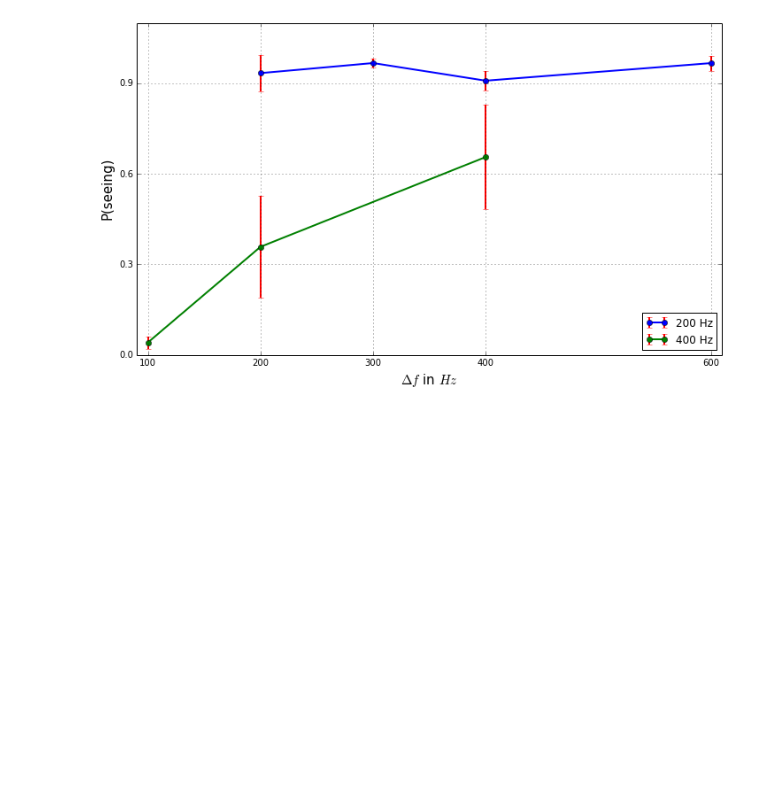
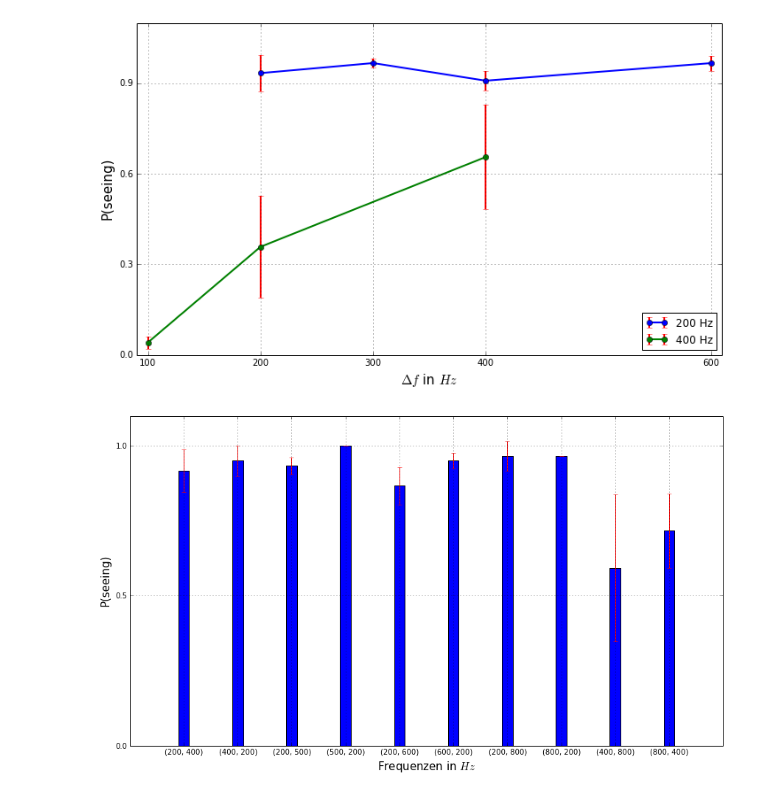
Before and after one commit to wachtlerlab/RWeiss, a Jupyter notebook: Auswertung_all_means.ipynb, the cells around one changed output. Cells and saved outputs as stored; diff of their text form; code cells hidden in the pictures; blank space fills up the shorter version.

Commit message:
figures added auswertung

```diff
--- a/Auswertung_all_means.ipynb
+++ b/Auswertung_all_means.ipynb
@@ -225,2 +226,20 @@ plt.tight_layout()
 # %% [output]
 [figure]
+# %%
+high = [(200,400), (400,200), (200,500), (500,200), (200,600), (600,200), (200,800), (800,200), (400,800), (800,400)]
+highvals = [d_all[i] for i in high]
+highids = [2,6,3,10,4,14,5,18,9,19]
+
+figure(figsize=(12,7))
+plt.bar(range(len(high)), [float(val[1])/val[0] for val in highvals], color='b', align='center', width=.2, yerr=[d_all_std[i] for i in highids], ecolor='r')
+plt.xticks(range(len(high)), high)
+plt.yticks([0,.5,1])
+plt.grid()
+plt.xlim(-1,10)
+plt.ylim(0,1.1)
+plt.xlabel('Frequenzen in $Hz$', fontsize=15)
+plt.ylabel('P(seeing)', fontsize=15)
+plt.tight_layout()
+#plt.savefig("/home/weiss/ba/figures/hohews.pdf")
+# %% [output]
+[figure, added]
```
Also changed, not shown: parts of 4 cells of this notebook, 40 other files.
